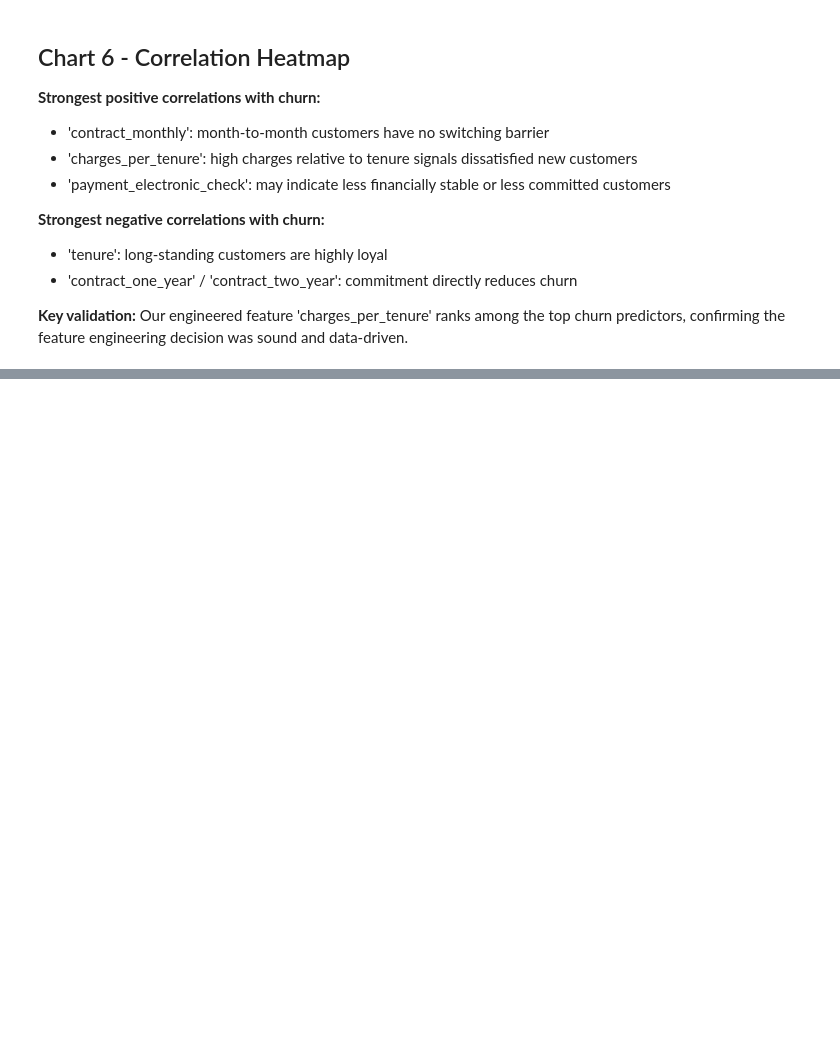
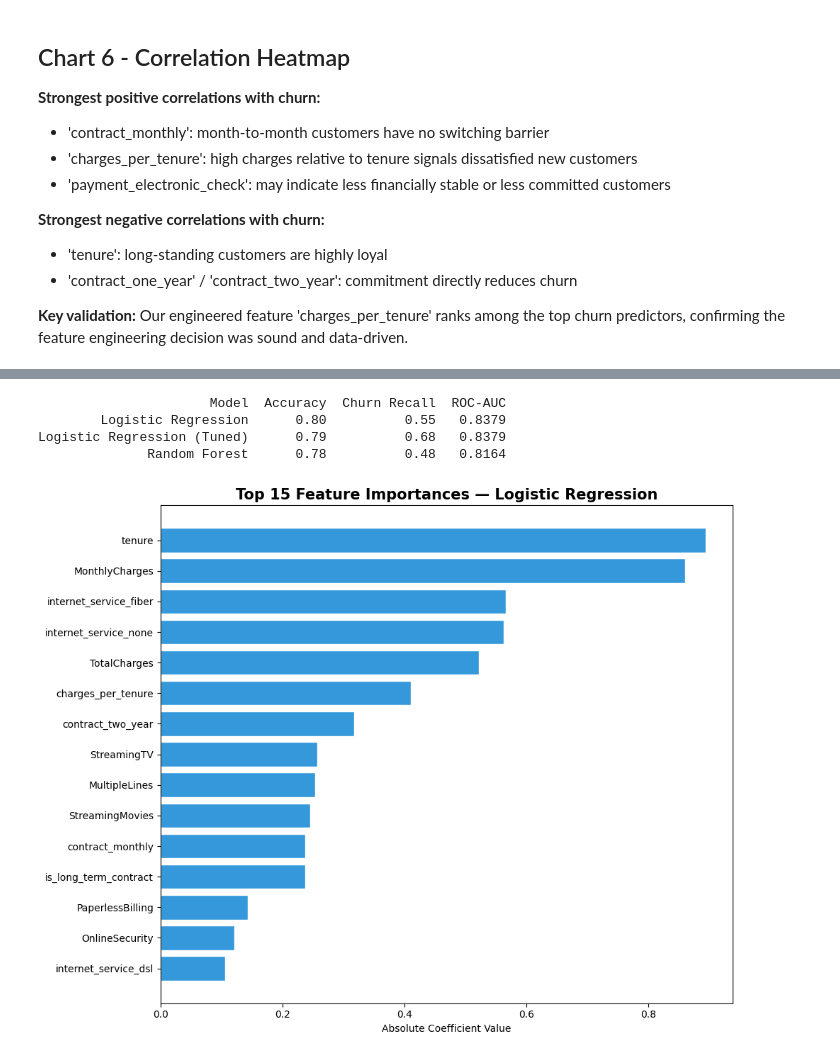
Before and after one commit to akella-prathyusha22/Telco-churn-prediction, a Jupyter notebook: Telco_churn_analysis.ipynb, the cells around one changed output, grey strips where cells are left out. Saved outputs shown, nothing was run; the diff lists cells and outputs as text; code cells hidden in the pictures; blank space fills up the shorter version.

Commit message:
Kaggle Notebook | Telco_churn_analysis | Version 4

```diff
--- a/Telco_churn_analysis.ipynb
+++ b/Telco_churn_analysis.ipynb
@@ -612,0 +619,8 @@ plt.show()
+# %%
+from sklearn.model_selection import train_test_split
+X_train, X_test, y_train, y_test = train_test_split(X, y, test_size=0.2, random_state=42, stratify=y)
+
+print("Training set: ", X_train.shape)
+print("Testing set: ", X_test.shape)
+print("\n Training churn rate : ", round(y_train.mean()*100, 2), '%')
+print("Testing churn rate: ", round(y_test.mean()*100, 2), '%')
@@ -612,0 +647,19 @@ plt.show()
+# %%
+from sklearn.linear_model import LogisticRegression
+from sklearn.metrics import classification_report
+from sklearn.metrics import roc_auc_score
+
+y_train = y_train.astype(int)
+y_test = y_test.astype(int)
+
+lr = LogisticRegression(random_state=0, max_iter=1000).fit(X_train_scaled, y_train)
+
+
+#Predictions
+y_pred_lr = lr.predict(X_test_scaled)
+
+print("Logistic Regression Results")
+print(classification_report(y_test, y_pred_lr,
+      target_names=['No Churn', 'Churn']))
+print("ROC-AUC Score:", round(roc_auc_score(y_test,
+      lr.predict_proba(X_test_scaled)[:, 1]), 4))
@@ -612,0 +739,39 @@ plt.show()
+# %%
+results = pd.DataFrame({
+    'Model': ['Logistic Regression', 'Logistic Regression (Tuned)',
+              'Random Forest'],
+    'Accuracy': [0.80, 0.79, 0.78],
+    'Churn Recall': [0.55, 0.68, 0.48],
+    'ROC-AUC': [
+        round(roc_auc_score(y_test, lr.predict_proba(X_test_scaled)[:, 1]), 4),
+        round(roc_auc_score(y_test, lr.predict_proba(X_test_scaled)[:, 1]), 4),
+        round(roc_auc_score(y_test, rf.predict_proba(X_test)[:, 1]), 4),
+    ]
+})
+
+print(results.to_string(index=False))
+# %% [output]
+                      Model  Accuracy  Churn Recall  ROC-AUC
+        Logistic Regression      0.80          0.55   0.8379
+Logistic Regression (Tuned)      0.79          0.68   0.8379
+              Random Forest      0.78          0.48   0.8164
+# %%
+fig, ax = plt.subplots(figsize=(10, 8))
+
+# Get feature importances from logistic regression
+feature_importance = pd.DataFrame({
+    'Feature': X.columns,
+    'Importance': abs(lr.coef_[0])
+}).sort_values('Importance', ascending=True).tail(15)
+
+bars = ax.barh(feature_importance['Feature'],
+               feature_importance['Importance'],
+               color='#3498db', edgecolor='white')
+
+ax.set_title('Top 15 Feature Importances — Logistic Regression',
+             fontsize=15, fontweight='bold')
+ax.set_xlabel('Absolute Coefficient Value')
+plt.tight_layout()
+plt.show()
+# %% [output]
+[figure, added]
```
Also changed, not shown: parts of 11 cells of this notebook.
